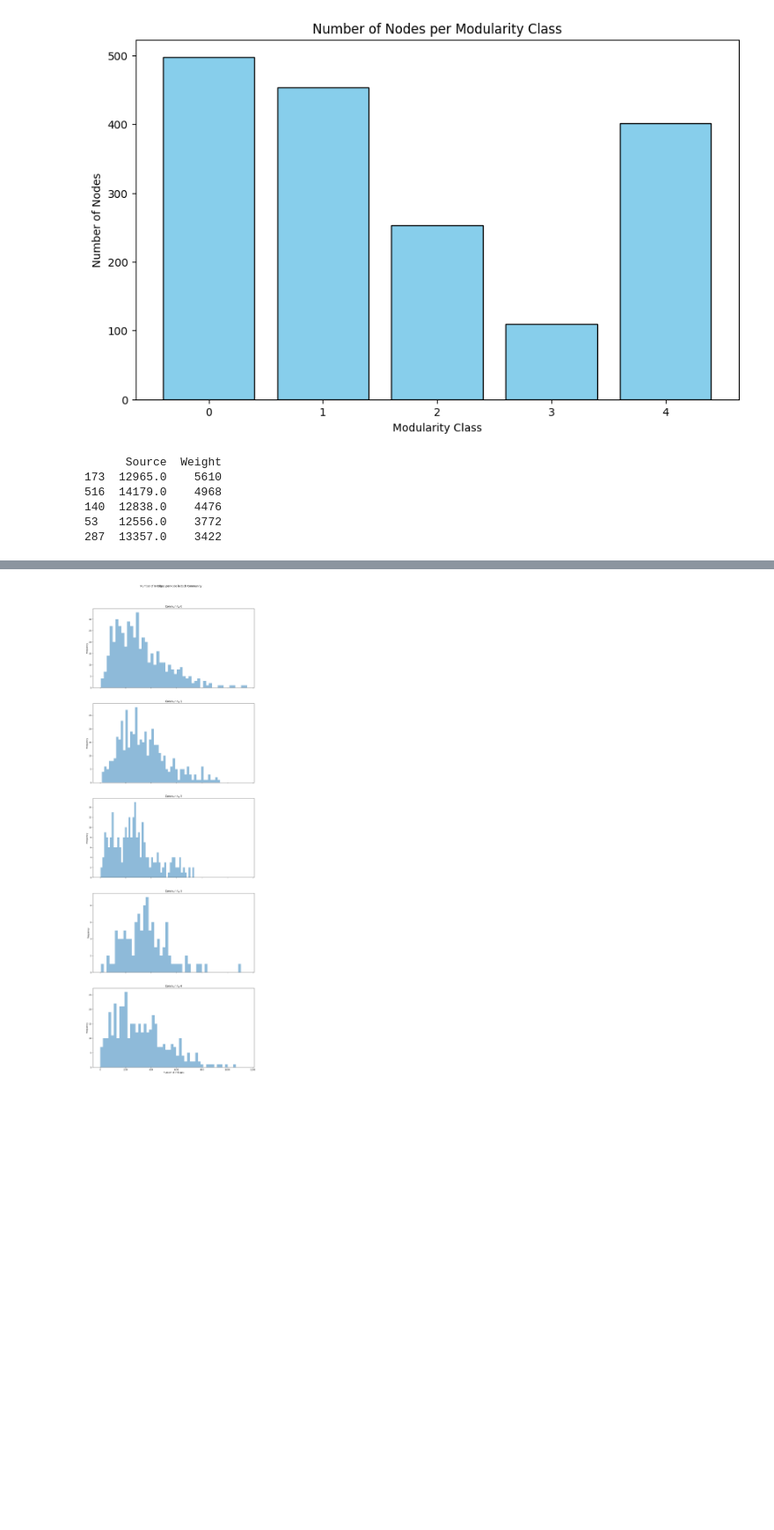
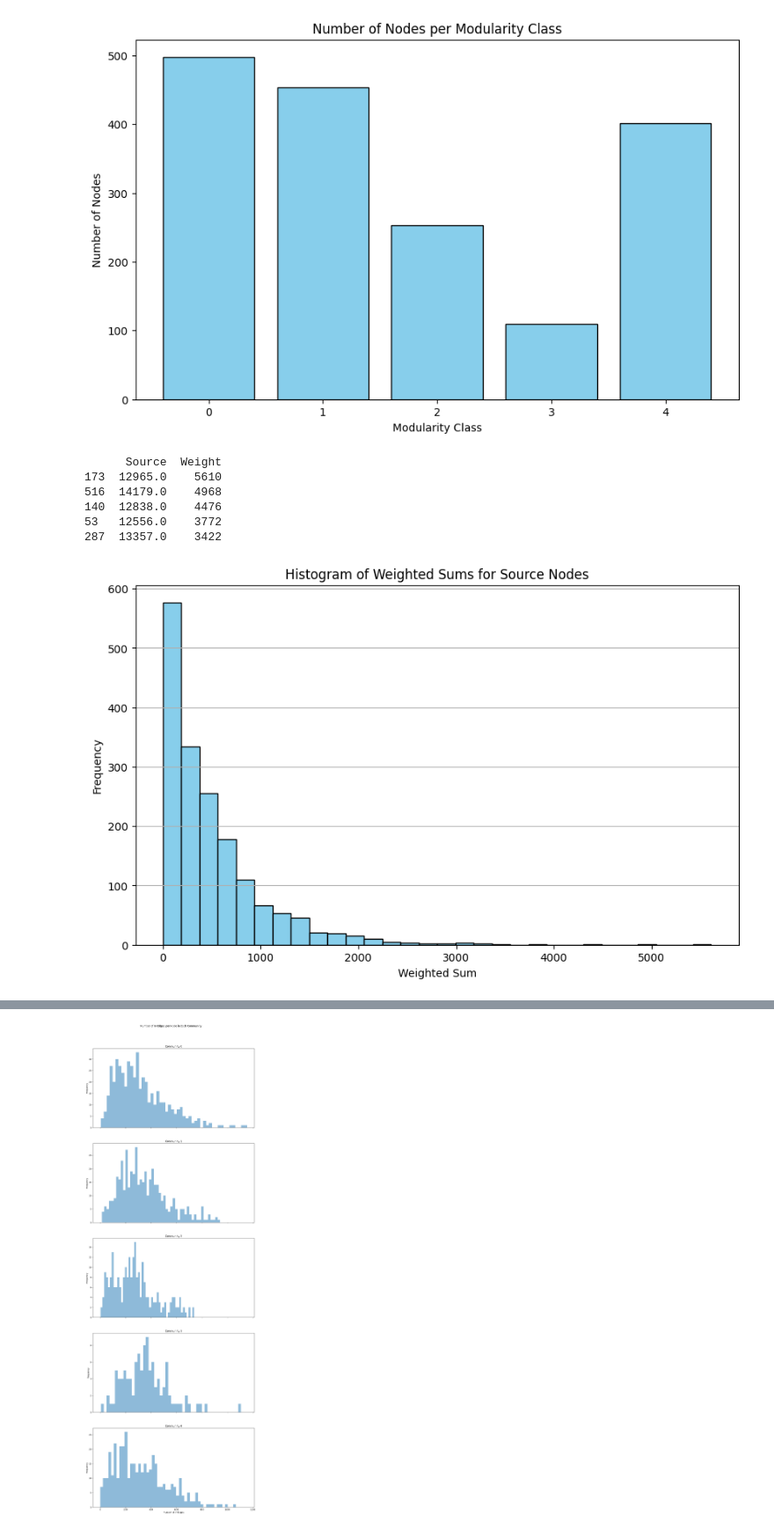
Before and after one commit to DEISI-ULHT-TFC-2023-24/TFC-DEISEI64-E-Commerce, a Jupyter notebook: Community Analysis.ipynb, the cells around one changed output, grey strips where cells are left out. Shown at 88% size. Saved outputs shown, nothing was run; the diff lists cells and outputs as text; code cells hidden in the pictures; blank space fills up the shorter version.

Commit message:
Added histogram for Weights of customers and their ID occurrences

```diff
--- a/Community Analysis.ipynb
+++ b/Community Analysis.ipynb
@@ -226,20 +226,27 @@ plt.show()
 # %%
 # Group by Source and Weight and sum
 customer_weights = table_client_edges.groupby('Source')['Weight'].sum().reset_index()
 
 # Sort Weight values
 customer_weights_sorted = customer_weights.sort_values(by='Weight', ascending=False)
 
 print(customer_weights_sorted.head(5))
 
-# Create histogram
+plt.figure(figsize=(10, 6))
+plt.hist(customer_weights_sorted['Weight'], bins=30, color='skyblue', edgecolor='black')
+plt.title('Histogram of Weighted Sums for Source Nodes')
+plt.xlabel('Weighted Sum')
+plt.ylabel('Frequency')
+plt.grid(axis='y')
+plt.show()
 # %% [output]
       Source  Weight
 173  12965.0    5610
 516  14179.0    4968
 140  12838.0    4476
 53   12556.0    3772
 287  13357.0    3422
+[figure, added]
 # %%
 # Combining the 'Source' and 'Target' columns into a single column
 all_ids = pd.concat([table_client_edges['Source'], table_client_edges['Target']])
```
Also changed, not shown: parts of 1 cell of this notebook.
